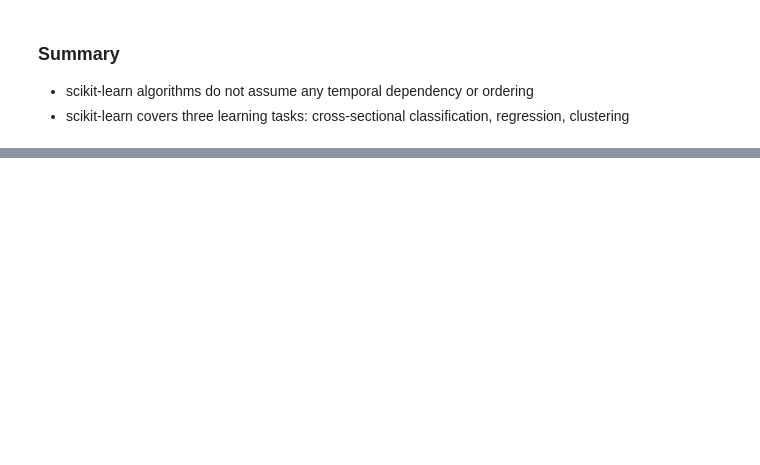
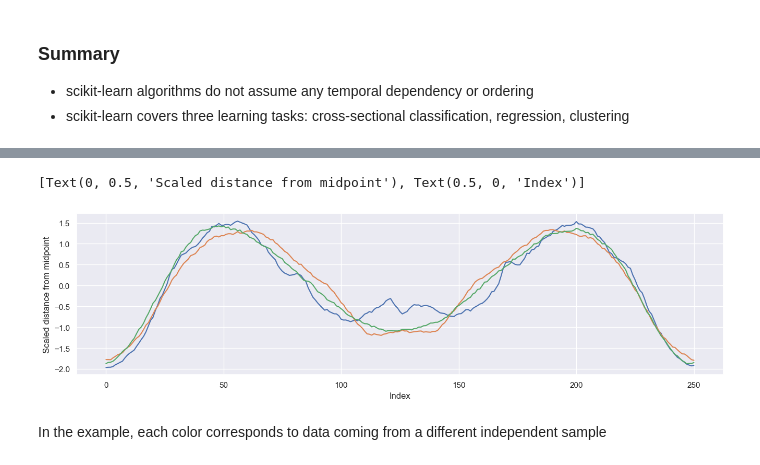
Before and after one commit to Edoch94/sktime-notes, a Jupyter notebook: intro_ML_with_TS.ipynb, the cells around one changed output, grey strips where cells are left out. Saved outputs shown, nothing was run; the diff lists cells and outputs as text; code cells hidden in the pictures; blank space fills up the shorter version.

```diff
--- a/intro_ML_with_TS.ipynb
+++ b/intro_ML_with_TS.ipynb
@@ -134,0 +186,14 @@ mean_squared_error(y_test,y_pred)
+# %%
+X,y = load_arrow_head(return_X_y=True)
+X = convert(X, from_type='nested_univ', to_type='numpy3D')
+# %%
+labels, counts = np.unique(y, return_counts=True)
+fig, ax = plt.subplots(1, figsize=plt.figaspect(0.25))
+for label in labels:
+    ax.plot(X[y == label, 0, :][0], label = f'class {label}')
+ax.set(ylabel='Scaled distance from midpoint', xlabel='Index')
+# %% [output]
+[Text(0, 0.5, 'Scaled distance from midpoint'), Text(0.5, 0, 'Index')]
+[figure, added]
+# %% [markdown]
+In the example, each color corresponds to data coming from a different independent sample
```
Also changed, not shown: parts of 15 cells of this notebook, 1 other file.
